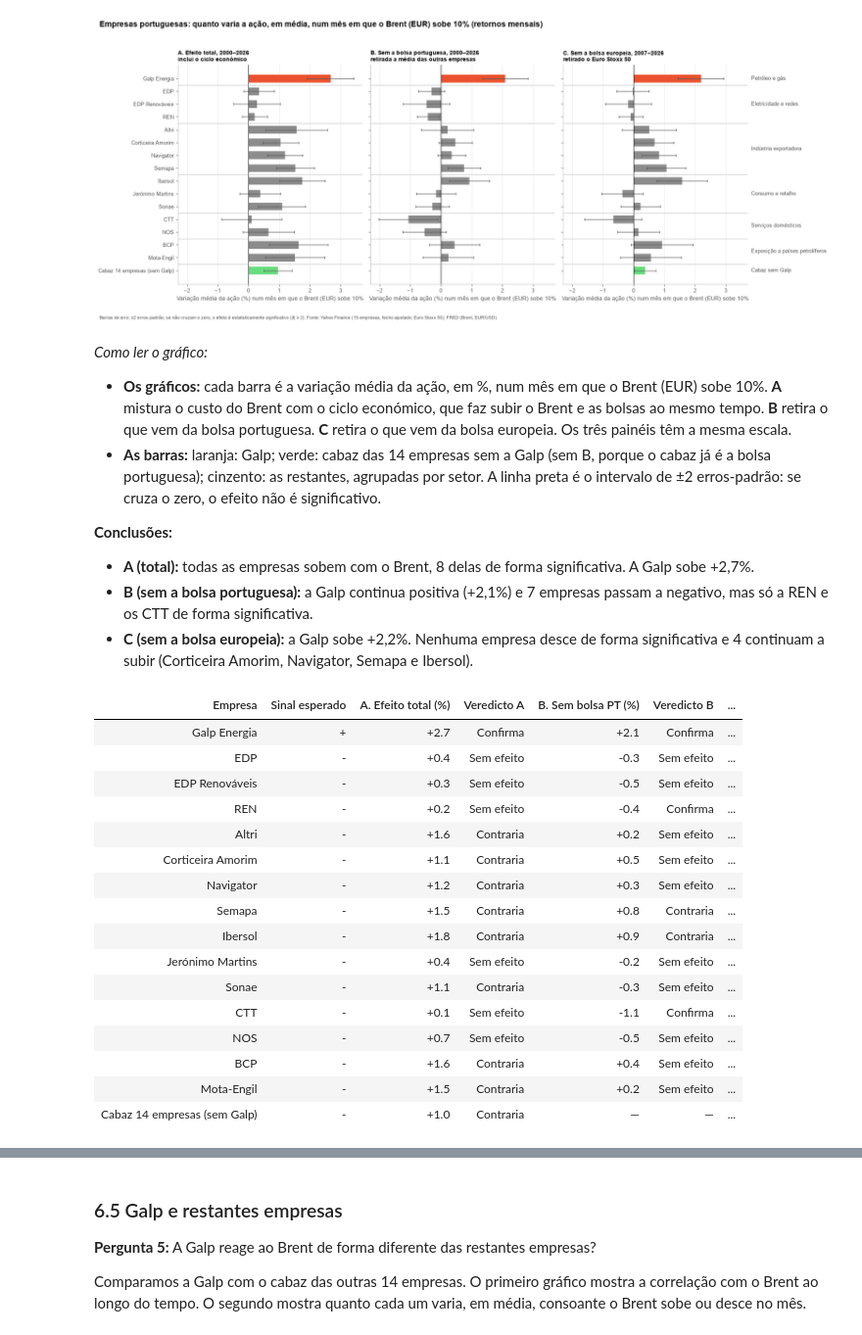
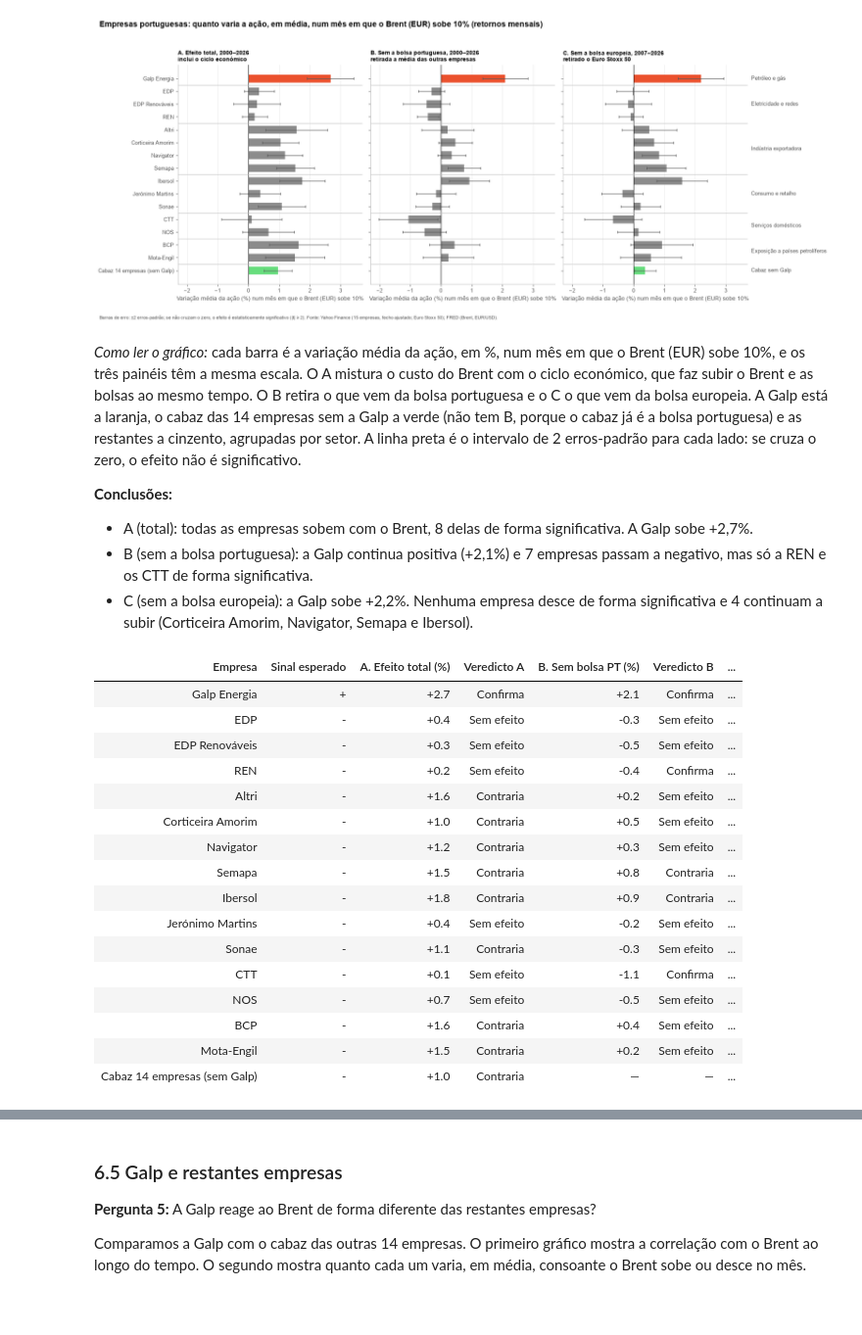
Before and after one commit to SandraLurdes/Projecto-ABD, a Jupyter notebook: Lakehouse_Petroleo_PSI.ipynb, the cells around one changed output, grey strips where cells are left out. Shown at 98% size. Drawn from its saved outputs; the diff is of its cells as text; code cells hidden in the pictures; blank space fills up the shorter version.

```diff
--- a/Lakehouse_Petroleo_PSI.ipynb
+++ b/Lakehouse_Petroleo_PSI.ipynb
@@ -1669,46 +1612,44 @@ finalizar(fig, "Barras de erro: ±2 erros-padrão; se não cruzam o zero, o efei
 # %% [output]
 [figure]
 # %% [markdown]
-*Como ler o gráfico:*
-- **Os gráficos:** cada barra é a variação média da ação, em %, num mês em que o Brent (EUR) sobe 10%. **A** mistura o custo do Brent com o ciclo económico, que faz subir o Brent e as bolsas ao mesmo tempo. **B** retira o que vem da bolsa portuguesa. **C** retira o que vem da bolsa europeia. Os três painéis têm a mesma escala.
-- **As barras:** laranja: Galp; verde: cabaz das 14 empresas sem a Galp (sem B, porque o cabaz já é a bolsa portuguesa); cinzento: as restantes, agrupadas por setor. A linha preta é o intervalo de ±2 erros-padrão: se cruza o zero, o efeito não é significativo.
+*Como ler o gráfico:* cada barra é a variação média da ação, em %, num mês em que o Brent (EUR) sobe 10%, e os três painéis têm a mesma escala. O A mistura o custo do Brent com o ciclo económico, que faz subir o Brent e as bolsas ao mesmo tempo. O B retira o que vem da bolsa portuguesa e o C o que vem da bolsa europeia. A Galp está a laranja, o cabaz das 14 empresas sem a Galp a verde (não tem B, porque o cabaz já é a bolsa portuguesa) e as restantes a cinzento, agrupadas por setor. A linha preta é o intervalo de 2 erros-padrão para cada lado: se cruza o zero, o efeito não é significativo.
 
 **Conclusões:**
-- **A (total):** todas as empresas sobem com o Brent, 8 delas de forma significativa. A Galp sobe +2,7%.
-- **B (sem a bolsa portuguesa):** a Galp continua positiva (+2,1%) e 7 empresas passam a negativo, mas só a REN e os CTT de forma significativa.
-- **C (sem a bolsa europeia):** a Galp sobe +2,2%. Nenhuma empresa desce de forma significativa e 4 continuam a subir (Corticeira Amorim, Navigator, Semapa e Ibersol).
+- A (total): todas as empresas sobem com o Brent, 8 delas de forma significativa. A Galp sobe +2,7%.
+- B (sem a bolsa portuguesa): a Galp continua positiva (+2,1%) e 7 empresas passam a negativo, mas só a REN e os CTT de forma significativa.
+- C (sem a bolsa europeia): a Galp sobe +2,2%. Nenhuma empresa desce de forma significativa e 4 continuam a subir (Corticeira Amorim, Navigator, Semapa e Ibersol).
 # %%
-# Veredicto por empresa face à hipótese (Galp +, restantes −), na mesma ordem do gráfico; tabela formatada para a apresentação
+# Veredicto por empresa face à hipótese (Galp +, restantes -), na mesma ordem do gráfico; tabela formatada para a apresentação
 ver = spark.sql("""
     SELECT name AS Empresa, oil_hypothesis AS `Sinal esperado`,
            ROUND(beta * 10, 1) AS `A. Efeito total (%)`, veredicto AS `Veredicto A`,
            ROUND(beta_sem_mercado * 10, 1) AS `B. Sem bolsa PT (%)`, veredicto_sem_mercado AS `Veredicto B`,
            ROUND(beta_sem_europa * 10, 1) AS `C. Sem bolsa europeia (%)`, veredicto_sem_europa AS `Veredicto C`,
            instrument_id, sector
     FROM gd_oil_sensitivity
     WHERE periodo = 'Total 2000-2026'
 """).toPandas()
 ver = (ver.assign(_s=ver.sector.map(SECTOR_ORDER.index)).sort_values(["_s", "Empresa"])
           .drop(columns=["_s", "instrument_id", "sector"]).reset_index(drop=True))
 CURTO = {"Sem efeito significativo": "Sem efeito", "Dados insuficientes": "Sem dados"}
 for col in ("Veredicto A", "Veredicto B", "Veredicto C"):
-    ver[col] = ver[col].map(lambda v: CURTO.get(v, v) if isinstance(v, str) else "—")
+    ver[col] = ver[col].map(lambda v: CURTO.get(v, v) if isinstance(v, str) else "-")
 
 def cor_veredicto(v):
-    """Confirma a verde claro e a negrito; Contraria a negrito; Sem efeito a cinzento."""
+    # Confirma a verde claro e a negrito; Contraria a negrito; Sem efeito a cinzento
     return {"Confirma": "background-color: #D9F6DF; font-weight: bold;", "Contraria": "font-weight: bold;"}.get(
         v, f"color: {NOVA_CINZA_TEXTO};")
 
 tabela_nova(ver, casas=1).map(cor_veredicto, subset=["Veredicto A", "Veredicto B", "Veredicto C"]).format(
-    {"A. Efeito total (%)": "{:+.1f}", "B. Sem bolsa PT (%)": "{:+.1f}", "C. Sem bolsa europeia (%)": "{:+.1f}"}, na_rep="—")
+    {"A. Efeito total (%)": "{:+.1f}", "B. Sem bolsa PT (%)": "{:+.1f}", "C. Sem bolsa europeia (%)": "{:+.1f}"}, na_rep="-")
 # %% [output]
 | Empresa | Sinal esperado | A. Efeito total (%) | Veredicto A | B. Sem bolsa PT (%) | Veredicto B | ... |
 | Galp Energia | + | +2.7 | Confirma | +2.1 | Confirma | ... |
 | EDP | - | +0.4 | Sem efeito | -0.3 | Sem efeito | ... |
 | EDP Renováveis | - | +0.3 | Sem efeito | -0.5 | Sem efeito | ... |
 | REN | - | +0.2 | Sem efeito | -0.4 | Confirma | ... |
 | Altri | - | +1.6 | Contraria | +0.2 | Sem efeito | ... |
-| Corticeira Amorim | - | +1.1 | Contraria | +0.5 | Sem efeito | ... |
+| Corticeira Amorim | - | +1.0 | Contraria | +0.5 | Sem efeito | ... |
 | Navigator | - | +1.2 | Contraria | +0.3 | Sem efeito | ... |
 | Semapa | - | +1.5 | Contraria | +0.8 | Contraria | ... |
 | Ibersol | - | +1.8 | Contraria | +0.9 | Contraria | ... |
```
Also changed, not shown: parts of 68 cells of this notebook, 10 other files.
